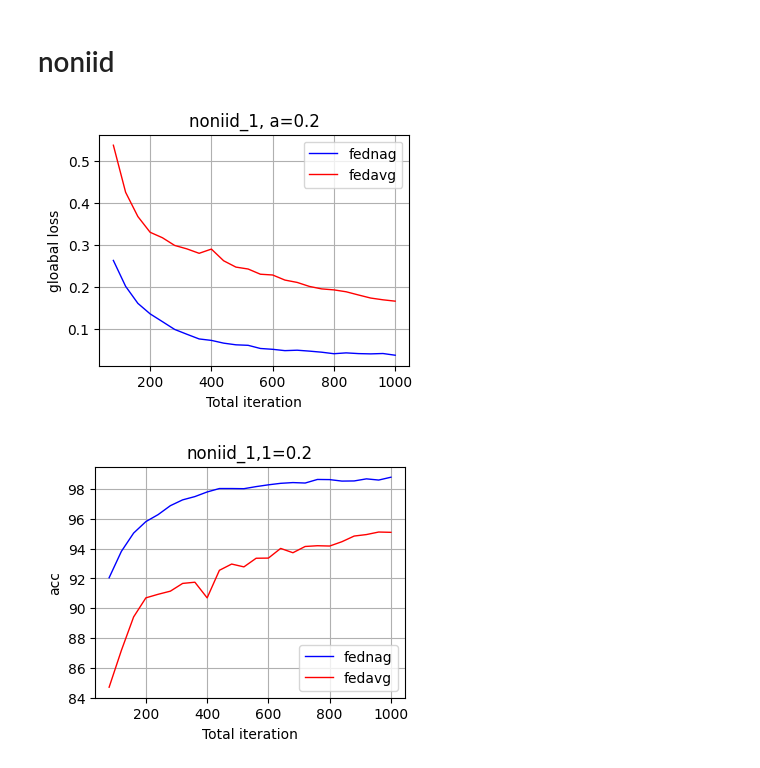
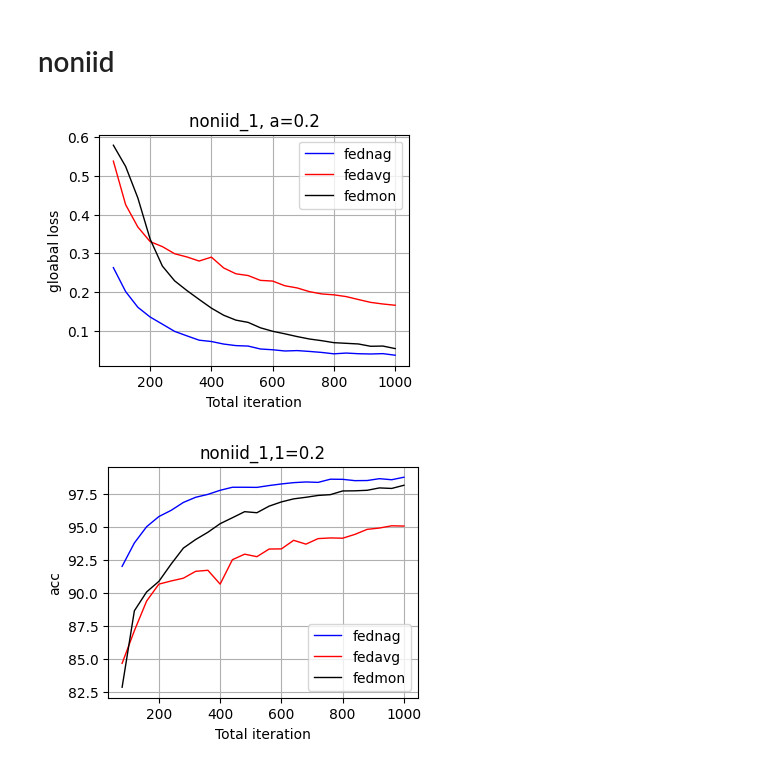
Before and after one commit to Gooooooogo/fedml, a Jupyter notebook: fed_plot.ipynb, the cells around one changed output. Cells and saved outputs as stored; diff of their text form; code cells hidden in the pictures.

```diff
--- a/fed_plot.ipynb
+++ b/fed_plot.ipynb
@@ -78,20 +113,53 @@ plt.show()  # 显示图形
 # %%
+import matplotlib.pyplot as plt
+import pandas as pd
+
+# 读取Excel文件
+xls_file = pd.ExcelFile('result_all.xlsx')
+
+# 获取所有sheet的名称
+sheet_names = xls_file.sheet_names
+
+# 初始化存储第二列和第五列数据的字典
+sheet_data = {}
+
+for sheet_name in sheet_names:
+    # 读取特定sheet的数据
+    df = pd.read_excel(xls_file, sheet_name=sheet_name)
+
+    # 获取第二列和第五列的数据
+    column2_data = df.iloc[:, 1].tolist()  # 第二列
+    column4_data = df.iloc[:, 3].tolist()  # 第四列
+    column5_data = df.iloc[:, 4].tolist()
+    # 存储数据
+    sheet_data[sheet_name] = {
+        'column2': column2_data,
+        'column4': column4_data,
+        'column5': column5_data
+    }
+
+
 plt.figure(figsize=(4, 3))  # 设置图形大小
 plt.plot(sheet_data['mnist_cnn_nag']['column2'], sheet_data['mnist_cnn_nag']['column4'], label='fednag', color='blue', linewidth=1)  # 绘制折线图
 plt.plot(sheet_data['mnist_cnn_avg']['column2'], sheet_data['mnist_cnn_avg']['column4'], label='fedavg', color='red', linewidth=1)  # 绘制折线图
-plt.title('CNN ON MNIST')  # 设置标题
+plt.plot(sheet_data['mnist_cnn_mon']['column2'], sheet_data['mnist_cnn_mon']['column4'], label='fedmon', color='black', linewidth=1)  # 绘制折线图
+plt.title('cnn ON MNIST')  # 设置标题
 plt.xlabel('Total iteration')  # 设置X轴标签
-plt.ylabel('loss')  # 设置Y轴标签
+plt.ylabel('gloabal loss')  # 设置Y轴标签
 plt.legend()  # 显示图例
 plt.grid(True)  # 显示网格线
 plt.show()  # 显示图形
 
-plt.figure(figsize=(4, 3))  # 设置图形大小
+
+
+
+plt.figure(figsize=(4,3 ))  # 设置图形大小
 plt.plot(sheet_data['mnist_cnn_nag']['column2'], sheet_data['mnist_cnn_nag']['column5'], label='fednag', color='blue', linewidth=1)  # 绘制折线图
 plt.plot(sheet_data['mnist_cnn_avg']['column2'], sheet_data['mnist_cnn_avg']['column5'], label='fedavg', color='red', linewidth=1)  # 绘制折线图
-plt.title('CNN ON MNIST')  # 设置标题
+plt.plot(sheet_data['mnist_cnn_mon']['column2'], sheet_data['mnist_cnn_mon']['column5'], label='fedmon', color='black', linewidth=1)  # 绘制折线图
+plt.title('cnn ON MNIST')  # 设置标题
 plt.xlabel('Total iteration')  # 设置X轴标签
-plt.ylabel('accuracy')  # 设置Y轴标签
+plt.ylabel('acc')  # 设置Y轴标签
 plt.legend()  # 显示图例
 plt.grid(True)  # 显示网格线
 plt.show()  # 显示图形
@@ -125,35 +193,37 @@ for sheet_name in sheet_names:
     sheet_data[sheet_name] = {
         'column2': column2_data,
         'column4': column4_data,
         'column5': column5_data
     }
 
 
 plt.figure(figsize=(4, 3))  # 设置图形大小
 plt.plot(sheet_data['noniid_1_nag']['column2'], sheet_data['noniid_1_nag']['column4'], label='fednag', color='blue', linewidth=1)  # 绘制折线图
 plt.plot(sheet_data['noniid_1_avg']['column2'], sheet_data['noniid_1_avg']['column4'], label='fedavg', color='red', linewidth=1)  # 绘制折线图
+plt.plot(sheet_data['noniid_1_mon']['column2'], sheet_data['noniid_1_mon']['column4'], label='fedmon', color='black', linewidth=1)  # 绘制折线图
 plt.title('noniid_1, a=0.2')  # 设置标题
 plt.xlabel('Total iteration')  # 设置X轴标签
 plt.ylabel('gloabal loss')  # 设置Y轴标签
 plt.legend()  # 显示图例
 plt.grid(True)  # 显示网格线
 plt.show()  # 显示图形
 
 
 
 
 plt.figure(figsize=(4, 3))  # 设置图形大小
 plt.plot(sheet_data['noniid_1_nag']['column2'], sheet_data['noniid_1_nag']['column5'], label='fednag', color='blue', linewidth=1)  # 绘制折线图
 plt.plot(sheet_data['noniid_1_avg']['column2'], sheet_data['noniid_1_avg']['column5'], label='fedavg', color='red', linewidth=1)  # 绘制折线图
+plt.plot(sheet_data['noniid_1_mon']['column2'], sheet_data['noniid_1_mon']['column5'], label='fedmon', color='black', linewidth=1)  # 绘制折线图
 plt.title('noniid_1,1=0.2')  # 设置标题
 plt.xlabel('Total iteration')  # 设置X轴标签
 plt.ylabel('acc')  # 设置Y轴标签
 plt.legend()  # 显示图例
 plt.grid(True)  # 显示网格线
 plt.show()  # 显示图形
 # %% [output]
-[figure, old version]
+[figure, new version]
-[figure, old version]
+[figure, new version]
 # %%
 plt.figure(figsize=(4, 3))  # 设置图形大小
 plt.plot(sheet_data['noniid_2_nag']['column2'], sheet_data['noniid_2_nag']['column4'], label='fednag', color='blue', linewidth=1)  # 绘制折线图
```
Also changed, not shown: parts of 5 cells of this notebook, 1 other file.
